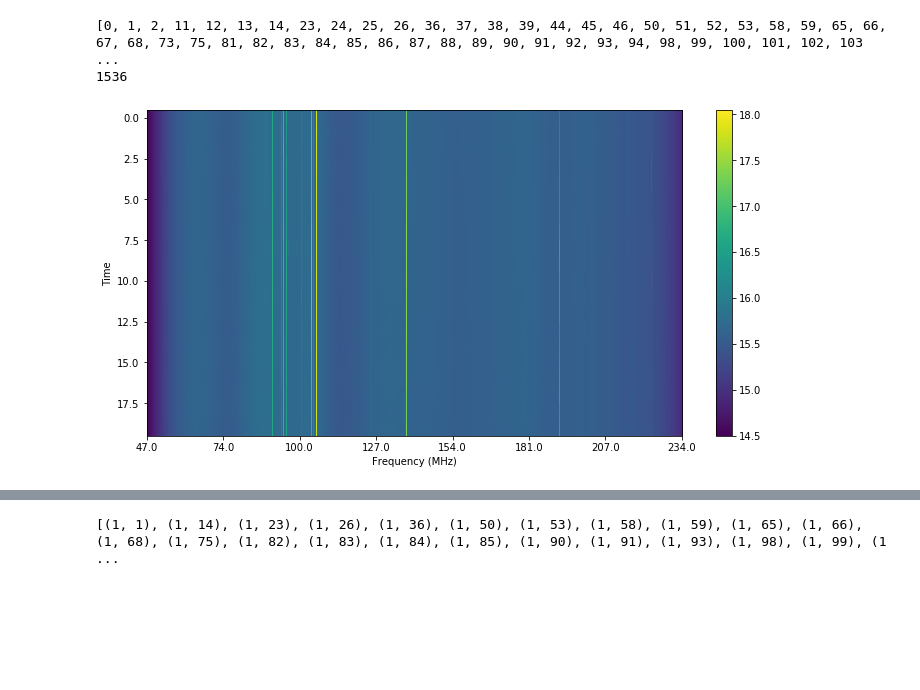
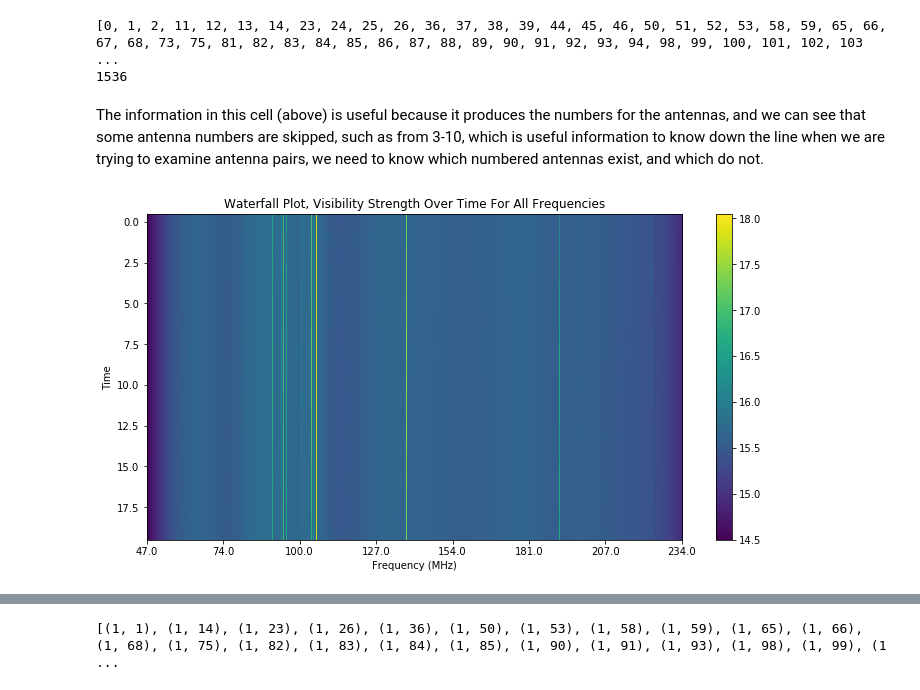
Before and after one commit to ecb49/burns_phys434, a Jupyter notebook: labs/Burns_Lab5.ipynb, the cells around one changed output, grey strips where cells are left out. Saved outputs shown, nothing was run; the diff lists cells and outputs as text; code cells hidden in the pictures; blank space fills up the shorter version.

```diff
--- a/labs/Burns_Lab5.ipynb
+++ b/labs/Burns_Lab5.ipynb
@@ -63,16 +54,19 @@ print(len(abs(data[5])))
 # %% [output]
 [0, 1, 2, 11, 12, 13, 14, 23, 24, 25, 26, 36, 37, 38, 39, 44, 45, 46, 50, 51, 52, 53, 58, 59, 65, 66, 67, 68, 73, 75, 81, 82, 83, 84, 85, 86, 87, 88, 89, 90, 91, 92, 93, 94, 98, 99, 100, 101, 102, 103 ...
 1536
+# %% [markdown]
+The information in this cell (above) is useful because it produces the numbers for the antennas, and we can see that some antenna numbers are skipped, such as from 3-10, which is useful information to know down the line when we are trying to examine antenna pairs, we need to know which numbered antennas exist, and which do not.
 # %%
 fig, axs = plt.subplots(1,1,figsize=(12,6))
 im = plt.imshow(np.log(np.abs(data)),aspect='auto')
+plt.title('Waterfall Plot, Visibility Strength Over Time For All Frequencies')
 cbar = fig.colorbar(im)
 freqs = uv.freq_array[0]*1e-6 #gets frequencies associated with each channel, in MHz
 axs.set_ylabel('Time')
 axs.set_xlabel('Frequency (MHz)')
 xticks = [int(i) for i in np.linspace(0,len(freqs)-1,8)]
 _ = axs.set_xticks(xticks)
 xticklabels = np.around(freqs[xticks],0)
 _ = axs.set_xticklabels(xticklabels)
 # %% [output]
-[figure, old version]
+[figure, new version]
```
Also changed, not shown: parts of 13 cells of this notebook, 1 other file.
